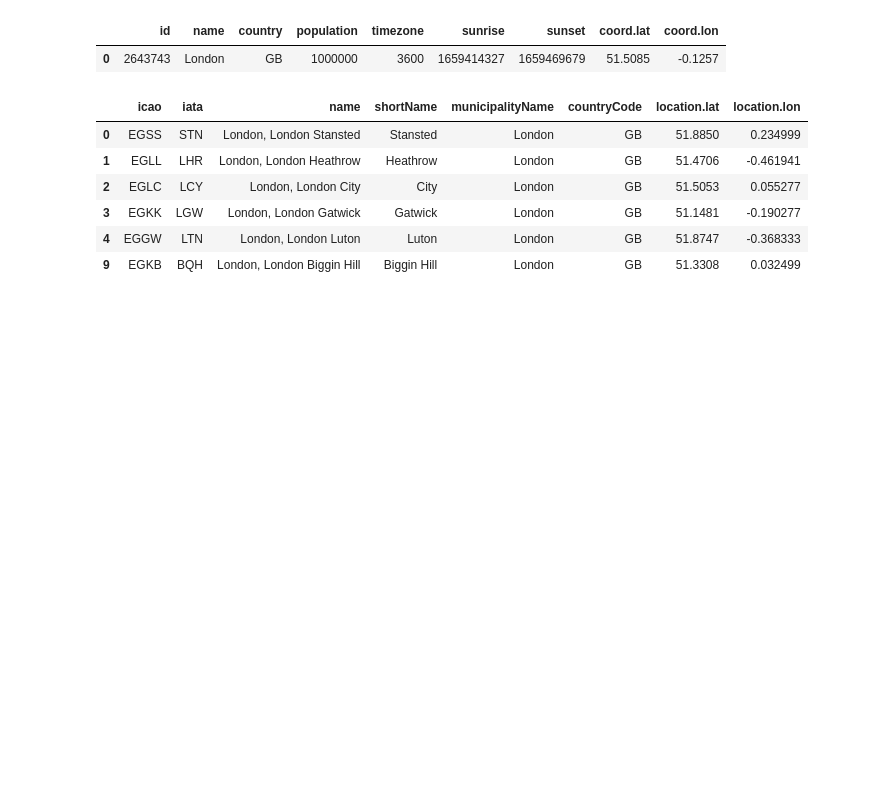
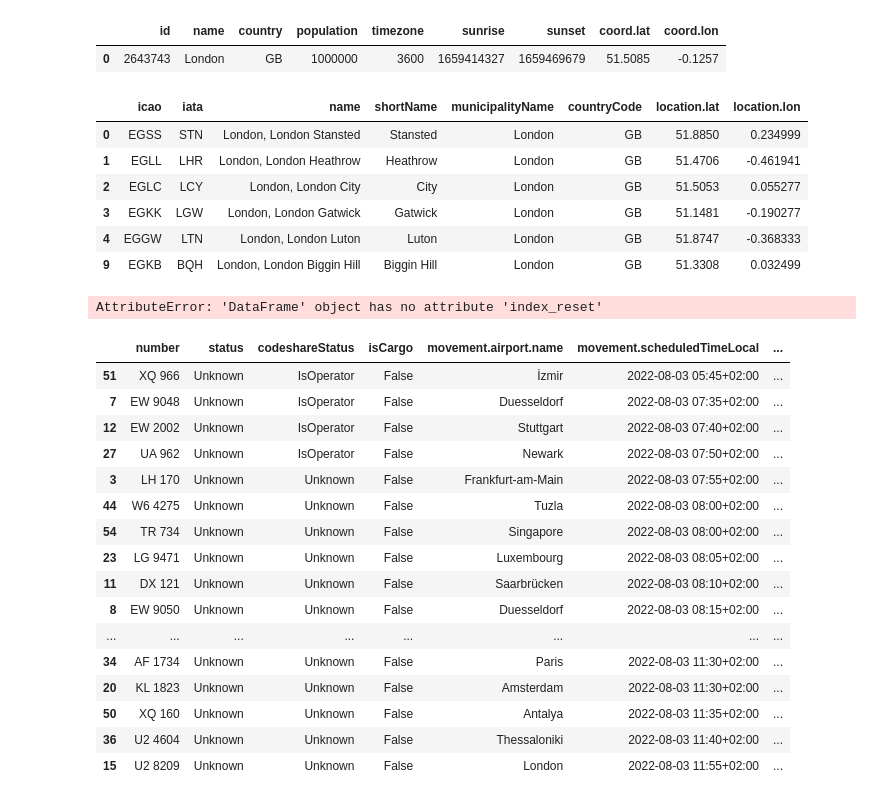
Before and after one commit to sherwan-m/Gans-Co-Project, a Jupyter notebook: gans_tomorrow.ipynb, the cells around one changed output. Drawn from its saved outputs; the diff is of its cells as text; code cells hidden in the pictures; blank space fills up the shorter version.

Commit message:
working on airport dataframe

```diff
--- a/gans_tomorrow.ipynb
+++ b/gans_tomorrow.ipynb
@@ -4,7 +4,8 @@ import requests
 import json
 from datetime import datetime, timedelta, date, time
 
-my_free_api_key = '9a2c24d00b614ff1d74a08f03054ef53'
+my_openweather_api_key = 88888888888888888888888
+my_RapidAPI_key = 888888888888888888
 # %%
 # get timestamp in correct format for tomorrow 8 AM until 8 PM
 def get_tomorrow():
@@ -96,3 +97,70 @@ temp
 | 3 | EGKK | LGW | London, London Gatwick | Gatwick | London | GB | 51.1481 | -0.190277 |
 | 4 | EGGW | LTN | London, London Luton | Luton | London | GB | 51.8747 | -0.368333 |
 | 9 | EGKB | BQH | London, London Biggin Hill | Biggin Hill | London | GB | 51.3308 | 0.032499 |
+# %%
+# make api call to receive flight information
+
+dt_start,dt_middle,dt_end = get_tomorrow()
+icao = 'EDDB'
+url = f"https://aerodatabox.p.rapidapi.com/flights/airports/icao/{icao}/{dt_start}/{dt_middle}"
+
+querystring = {"withLeg":"false","direction":"Arrival","withCancelled":"false","withCodeshared":"false","withCargo":"false","withPrivate":"false","withLocation":"false"}
+
+headers = {
+	"X-RapidAPI-Key": my_RapidAPI_key,
+	"X-RapidAPI-Host": "aerodatabox.p.rapidapi.com"
+}
+
+arrivals_r = requests.request("GET", url, headers=headers, params=querystring)
+
+arrivals_j = arrivals_r.json()
+arrivals_df = pd.json_normalize(arrivals_j['arrivals']).sort_values(by='movement.scheduledTimeLocal')
+
+# clean df
+arrivals_df = arrivals_df.loc[lambda df_ : df_['isCargo']== False]
+arrivals_df = arrivals_df[['number', 'status',
+                'movement.airport.name','movement.airport.icao', 'movement.airport.iata',
+                'movement.scheduledTimeLocal', 'movement.scheduledTimeUtc', 'movement.terminal',
+                'airline.name', 'aircraft.model']]
+rename_dict= {'number':'flight_NO', 'status':'flight_status',
+                'movement.airport.name' : 'origin_ap_name','movement.airport.icao' : 'origin_ap_icao', 'movement.airport.iata':'origin_ap_iata',
+                'movement.scheduledTimeLocal' : 'scheduledTimeLocal', 'movement.scheduledTimeUtc' : 'scheduledTimeUtc', 'movement.terminal':'terminal',
+                'airline.name':'airline_name', 'aircraft.model' :'aircraf_model'}
+arrivals_df.rename(columns=rename_dict , inplace=True)
+
+
+# flight_data_df.columns = (['flight_nr', 'origin_airport_city', 'scheduled_arrival_time_local',
+#     'scheduled_arrival_time_utc', 'terminal', 'flight_type', 'aircraft_model', 'airline',
+#     'origin_airport_icao', 'origin_airport_iata'])
+# %%
+tmpp=arrivals_df
+rename_dict= {'number':'flight_NO', 'status':'flight_status',
+                'movement.airport.name' : 'origin_ap_name','movement.airport.icao' : 'origin_ap_icao', 'movement.airport.iata':'origin_ap_iata',
+                'movement.scheduledTimeLocal' : 'scheduledTimeLocal', 'movement.scheduledTimeUtc' : 'scheduledTimeUtc', 'movement.terminal':'terminal',
+                'airline.name':'airline_name', 'aircraft.model' :'aircraf_model'}
+tmpp.rename(columns=rename_dict).index_reset()
+# %% [output]
+AttributeError: 'DataFrame' object has no attribute 'index_reset'
+# %%
+
+f3= pd.json_normalize(arrivals_j['arrivals']).sort_values(by='movement.scheduledTimeLocal')
+# %%
+f3
+# %% [output]
+|  | number | status | codeshareStatus | isCargo | movement.airport.name | movement.scheduledTimeLocal | ... |
+| 51 | XQ 966 | Unknown | IsOperator | False | İzmir | 2022-08-03 05:45+02:00 | ... |
+| 7 | EW 9048 | Unknown | IsOperator | False | Duesseldorf | 2022-08-03 07:35+02:00 | ... |
+| 12 | EW 2002 | Unknown | IsOperator | False | Stuttgart | 2022-08-03 07:40+02:00 | ... |
+| 27 | UA 962 | Unknown | IsOperator | False | Newark | 2022-08-03 07:50+02:00 | ... |
+| 3 | LH 170 | Unknown | Unknown | False | Frankfurt-am-Main | 2022-08-03 07:55+02:00 | ... |
+| 44 | W6 4275 | Unknown | Unknown | False | Tuzla | 2022-08-03 08:00+02:00 | ... |
+| 54 | TR 734 | Unknown | Unknown | False | Singapore | 2022-08-03 08:00+02:00 | ... |
+| 23 | LG 9471 | Unknown | Unknown | False | Luxembourg | 2022-08-03 08:05+02:00 | ... |
+| 11 | DX 121 | Unknown | Unknown | False | Saarbrücken | 2022-08-03 08:10+02:00 | ... |
+| 8 | EW 9050 | Unknown | Unknown | False | Duesseldorf | 2022-08-03 08:15+02:00 | ... |
+| ... | ... | ... | ... | ... | ... | ... | ... |
+| 34 | AF 1734 | Unknown | Unknown | False | Paris | 2022-08-03 11:30+02:00 | ... |
+| 20 | KL 1823 | Unknown | Unknown | False | Amsterdam | 2022-08-03 11:30+02:00 | ... |
+| 50 | XQ 160 | Unknown | Unknown | False | Antalya | 2022-08-03 11:35+02:00 | ... |
+| 36 | U2 4604 | Unknown | Unknown | False | Thessaloniki | 2022-08-03 11:40+02:00 | ... |
+| 15 | U2 8209 | Unknown | Unknown | False | London | 2022-08-03 11:55+02:00 | ... |
```
Also changed, not shown: parts of 6 cells of this notebook.
